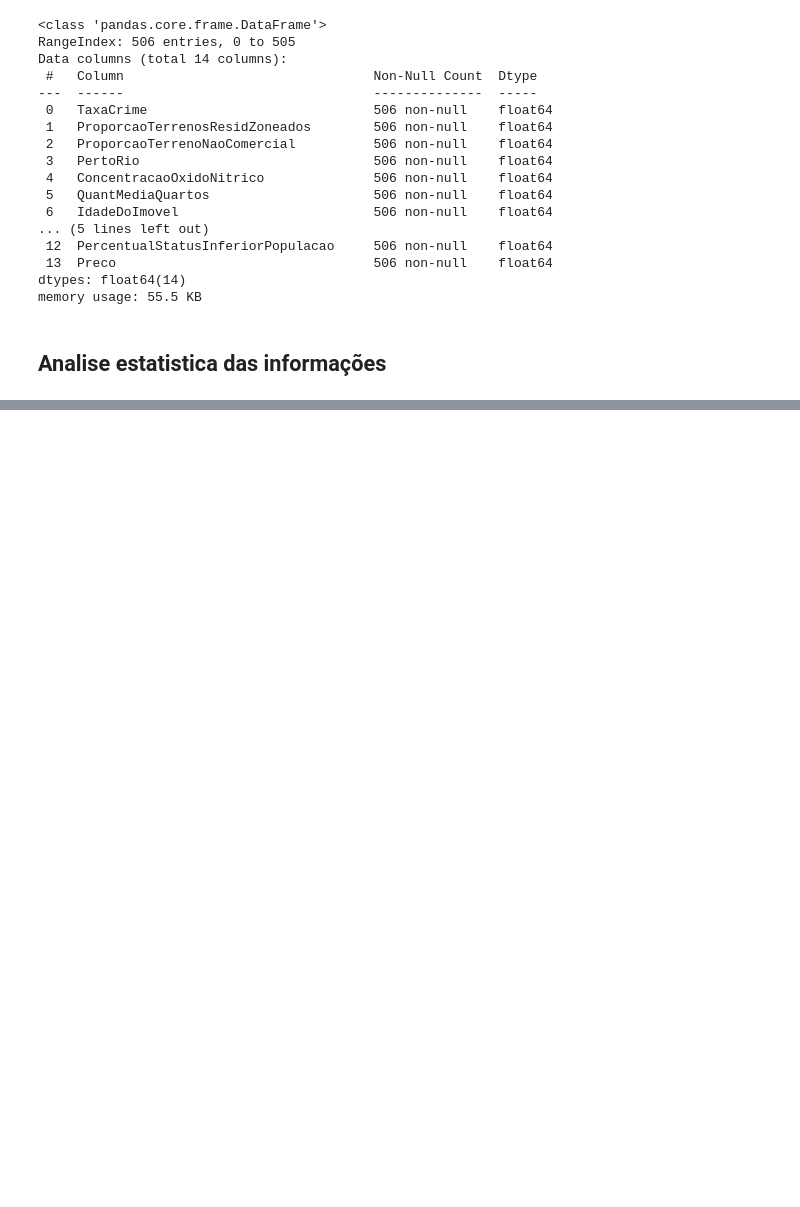
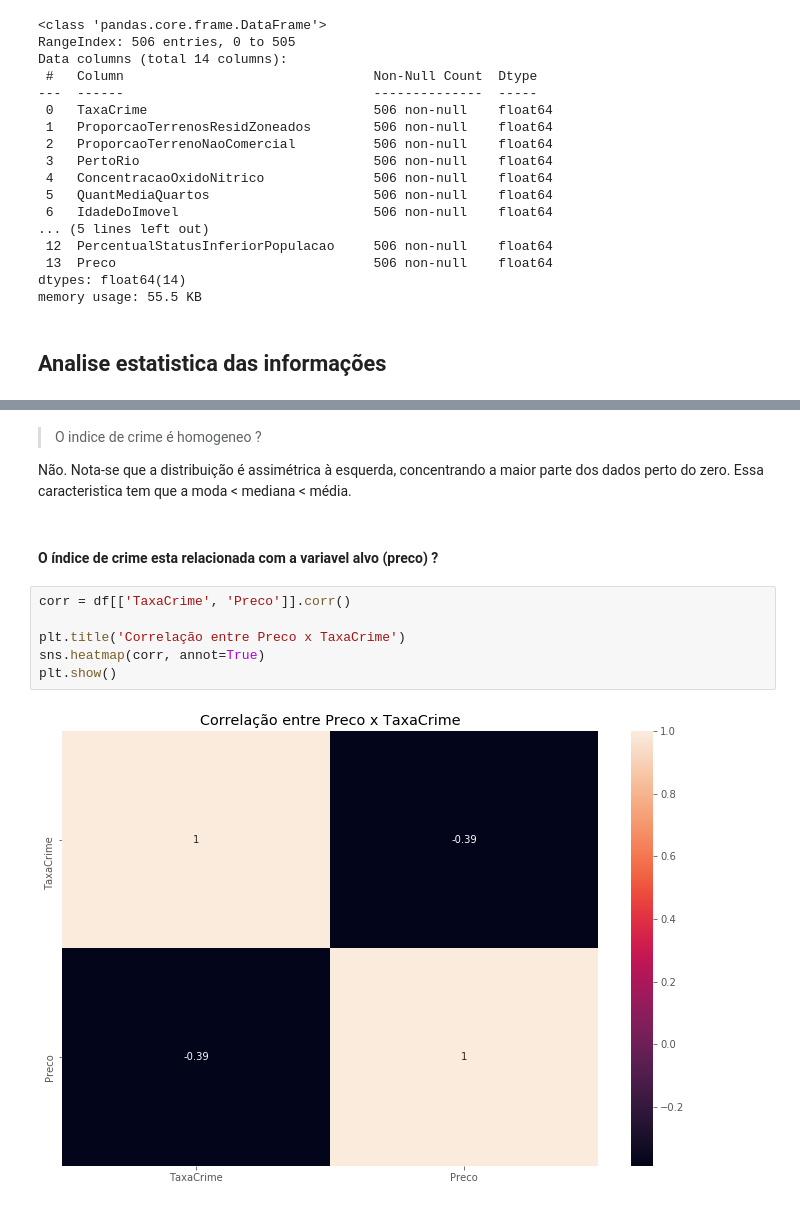
Before and after one commit to Angelicogfa/PortifolioDataScience, a Jupyter notebook: Classificação/Imoveis/Imoveis.ipynb, the cells around one changed output, grey strips where cells are left out. Drawn from its saved outputs; the diff is of its cells as text; blank space fills up the shorter version.

```diff
--- a/Classificação/Imoveis/Imoveis.ipynb
+++ b/Classificação/Imoveis/Imoveis.ipynb
@@ -239,0 +143,14 @@ plt.show()
+# %% [markdown]
+> O indice de crime é homogeneo ?
+
+Não. Nota-se que a distribuição é assimétrica à esquerda, concentrando a maior parte dos dados perto do zero. Essa caracteristica tem que a moda < mediana < média.
+# %% [markdown]
+#### O índice de crime esta relacionada com a variavel alvo (preco) ?
+# %%
+corr = df[['TaxaCrime', 'Preco']].corr()
+
+plt.title('Correlação entre Preco x TaxaCrime')
+sns.heatmap(corr, annot=True)
+plt.show()
+# %% [output]
+[figure, added]
```
Also changed, not shown: parts of 39 cells of this notebook.
